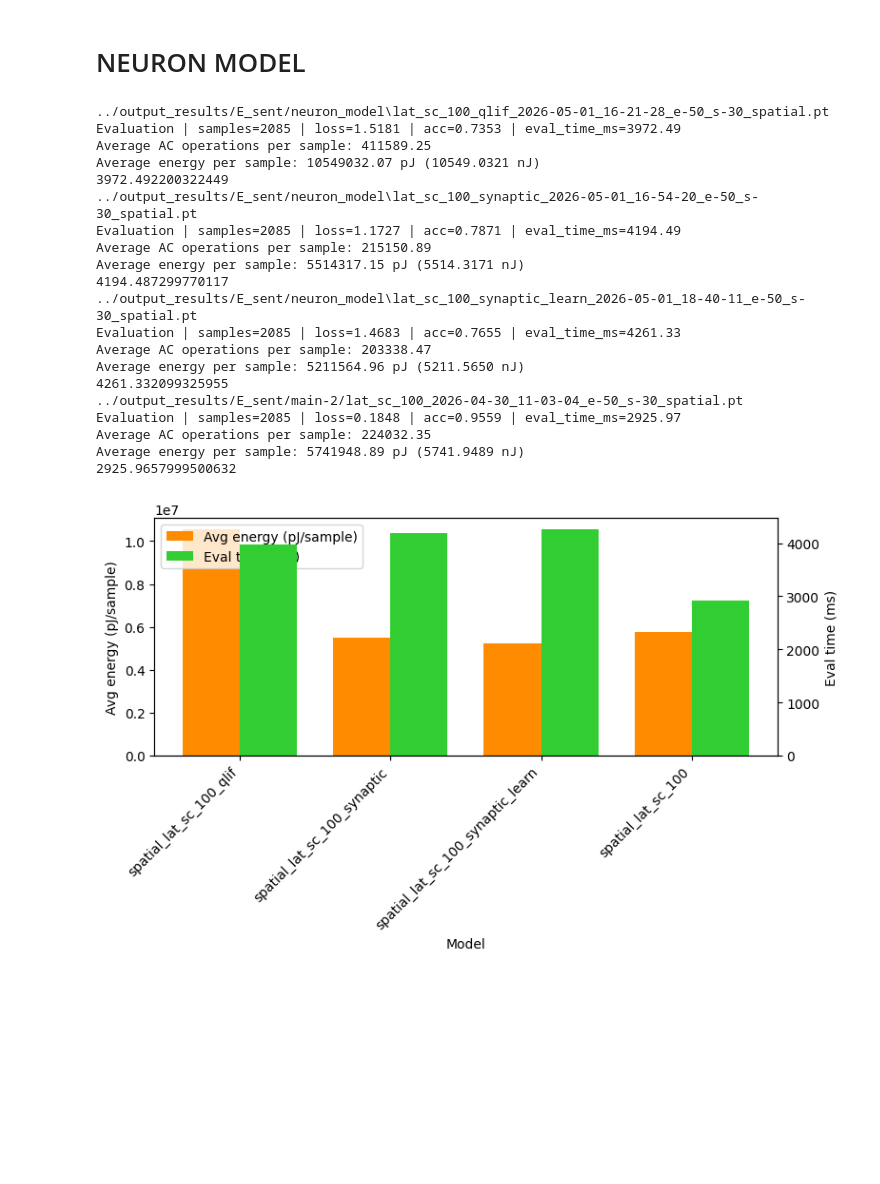
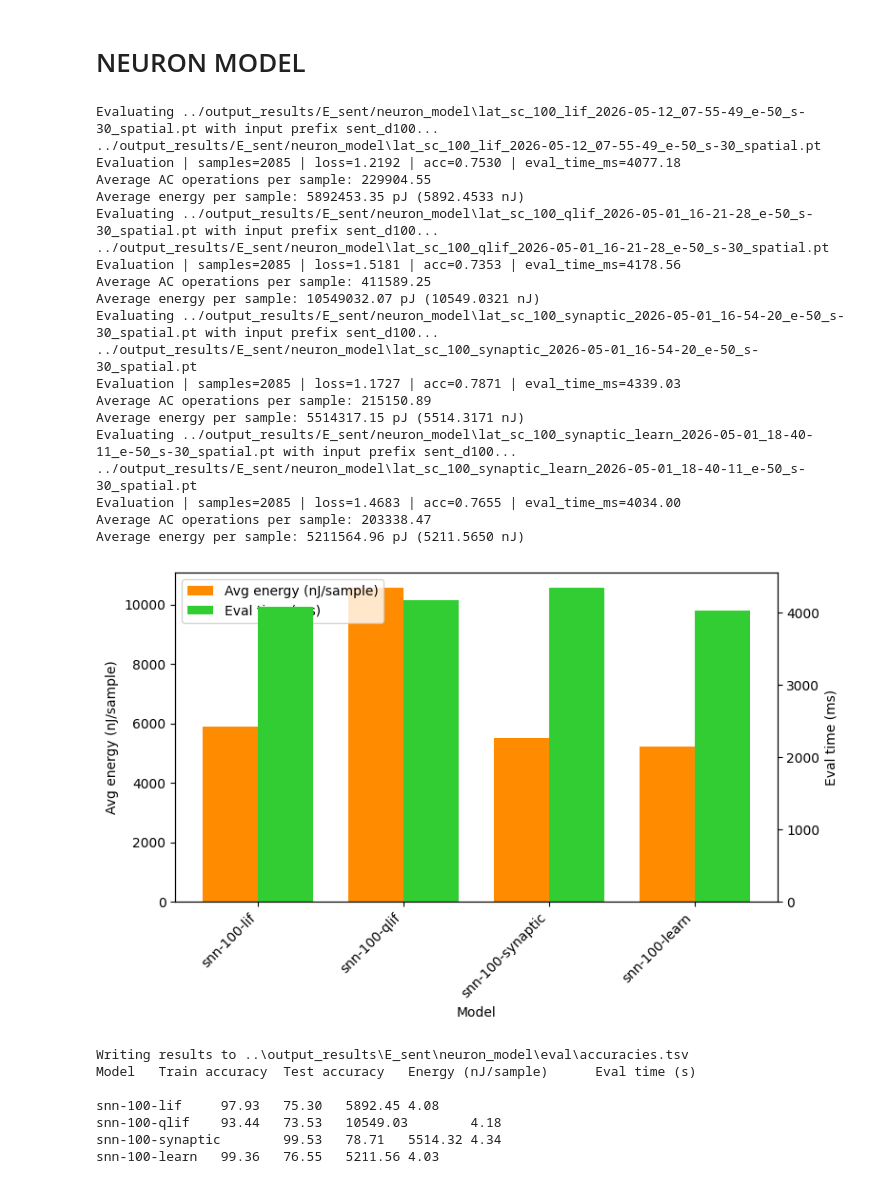
Before and after one commit to Rolands-Laucis/snn4nlp, a Jupyter notebook: experiments/E_sent-main-2-viz.ipynb, the cells around one changed output. Drawn from its saved outputs; the diff is of its cells as text; code cells hidden in the pictures; blank space fills up the shorter version.

```diff
--- a/experiments/E_sent-main-2-viz.ipynb
+++ b/experiments/E_sent-main-2-viz.ipynb
@@ -169,17 +340,25 @@ import numpy as np
 from viz_util import colors
 
 models = sorted(glob('../output_results/E_sent/neuron_model/*.pt'))
-models.append('../output_results/E_sent/main-2/lat_sc_100_2026-04-30_11-03-04_e-50_s-30_spatial.pt') # the LIF 100d model
+# models.append('../output_results/E_sent/main-2/lat_sc_100_2026-04-30_11-03-04_e-50_s-30_spatial.pt') # the LIF 100d model
 
 labels = []
 avg_energy_pj_per_sample = []
 eval_time_ms = []
+last_train_accuracy = []
+eval_accuracy = []
 
 for model_path in models:
     meta_path = Path(model_path).with_suffix('.json')
-    meta = json.loads(meta_path.read_text()).get('training_config', {})
+    with open(meta_path, 'r', encoding='utf-8') as meta_file:
+        model_data = json.load(meta_file)
+
+    meta = model_data.get('training_config', {})
+    input_file_prefix = f"sent_d{meta.get('embedding_dim', 100)}"
+    print(f"Evaluating {model_path} with input prefix {input_file_prefix}...")
     args = Namespace(**(meta | {
         "model_path": model_path,
+        "input_file_prefix": input_file_prefix,
         "diagnose": False,
         # "diagnose": True,
         # "limit": 10,
@@ -193,53 +372,74 @@ for model_path in models:
     args = Namespace(**{k: (int(v) if isinstance(v, str) and v.isdigit() else v) for k, v in vars(args).items()})
     print(model_path)
     results = evaluate_model(args)
-    labels.append('_'.join([meta.get('input_mode'), meta.get('output_file_prefix') or 'poisson_sc']))
-    avg_energy_pj_per_sample.append(results['avg_energy_pj_per_sample'])
+    labels.append('-'.join(['snn-100', (meta.get('output_file_prefix') or 'lif').split('_')[-1]]))
+    avg_energy_pj_per_sample.append(results['avg_energy_pj_per_sample'] / 1000)  # convert pJ to nJ
     eval_time_ms.append(results.get('eval_time_ms', 0))
-    print(results['eval_time_ms'])
+    last_train_accuracy.append(model_data['results']['epoch_train_accuracy'][-1])
+    eval_accuracy.append(results['eval_accuracy'])
 
 positions = np.arange(len(labels))
 width = 0.38
 
 fig, ax1 = plt.subplots(figsize=(max(8, len(labels) * 1.2), 5))
 ax2 = ax1.twinx()
 
-bars_energy = ax1.bar(positions - width/2, avg_energy_pj_per_sample, width, color=colors.energy, label='Avg energy (pJ/sample)')
+bars_energy = ax1.bar(positions - width/2, avg_energy_pj_per_sample, width, color=colors.energy, label='Avg energy (nJ/sample)')
 bars_time = ax2.bar(positions + width/2, eval_time_ms, width, color=colors.time, label='Eval time (ms)')
 
 ax1.set_xlabel('Model')
-ax1.set_ylabel('Avg energy (pJ/sample)')
+ax1.set_ylabel('Avg energy (nJ/sample)')
 ax2.set_ylabel('Eval time (ms)')
 ax1.set_xticks(positions)
 ax1.set_xticklabels(labels, rotation=45, ha='right')
 ax1.tick_params(axis='y')
 ax2.tick_params(axis='y')
 
 h1, l1 = ax1.get_legend_handles_labels()
 h2, l2 = ax2.get_legend_handles_labels()
 ax1.legend(h1 + h2, l1 + l2, loc='upper left')
 
 plt.tight_layout()
 plt.show()
+
+out_dir = Path(models[0]).parent / 'eval'
+out_dir.mkdir(exist_ok=True)
+out_file_path = out_dir / 'accuracies.tsv'
+print(f'Writing results to {out_file_path}')
+with open(out_file_path, 'w', encoding='utf-8') as summary_file:
+    summary_file.write('Model\tTrain accuracy\tTest accuracy\tEnergy (nJ/sample)\tEval time (s)\n')
+    for label, energy_value, time_value, train_acc, test_acc in zip(labels, avg_energy_pj_per_sample, eval_time_ms, last_train_accuracy, eval_accuracy):
+        summary_file.write(f'{label}\t{train_acc * 100:.2f}\t{test_acc * 100:.2f}\t{energy_value:.2f}\t{time_value/1000:.2f}\n')
+
+print('Model\tTrain accuracy\tTest accuracy\tEnergy (nJ/sample)\tEval time (s)\t\n')
+for label, energy_value, time_value, train_acc, test_acc in zip(labels, avg_energy_pj_per_sample, eval_time_ms, last_train_accuracy, eval_accuracy):
+    print(f'{label}\t{train_acc * 100:.2f}\t{test_acc * 100:.2f}\t{energy_value:.2f}\t{time_value/1000:.2f}')
 # %% [output]
+Evaluating ../output_results/E_sent/neuron_model\lat_sc_100_lif_2026-05-12_07-55-49_e-50_s-30_spatial.pt with input prefix sent_d100...
+../output_results/E_sent/neuron_model\lat_sc_100_lif_2026-05-12_07-55-49_e-50_s-30_spatial.pt
+Evaluation | samples=2085 | loss=1.2192 | acc=0.7530 | eval_time_ms=4077.18
+Average AC operations per sample: 229904.55
+Average energy per sample: 5892453.35 pJ (5892.4533 nJ)
+Evaluating ../output_results/E_sent/neuron_model\lat_sc_100_qlif_2026-05-01_16-21-28_e-50_s-30_spatial.pt with input prefix sent_d100...
 ../output_results/E_sent/neuron_model\lat_sc_100_qlif_2026-05-01_16-21-28_e-50_s-30_spatial.pt
-Evaluation | samples=2085 | loss=1.5181 | acc=0.7353 | eval_time_ms=3972.49
+Evaluation | samples=2085 | loss=1.5181 | acc=0.7353 | eval_time_ms=4178.56
 Average AC operations per sample: 411589.25
 Average energy per sample: 10549032.07 pJ (10549.0321 nJ)
-3972.492200322449
+Evaluating ../output_results/E_sent/neuron_model\lat_sc_100_synaptic_2026-05-01_16-54-20_e-50_s-30_spatial.pt with input prefix sent_d100...
 ../output_results/E_sent/neuron_model\lat_sc_100_synaptic_2026-05-01_16-54-20_e-50_s-30_spatial.pt
-Evaluation | samples=2085 | loss=1.1727 | acc=0.7871 | eval_time_ms=4194.49
+Evaluation | samples=2085 | loss=1.1727 | acc=0.7871 | eval_time_ms=4339.03
 Average AC operations per sample: 215150.89
 Average energy per sample: 5514317.15 pJ (5514.3171 nJ)
-4194.487299770117
+Evaluating ../output_results/E_sent/neuron_model\lat_sc_100_synaptic_learn_2026-05-01_18-40-11_e-50_s-30_spatial.pt with input prefix sent_d100...
 ../output_results/E_sent/neuron_model\lat_sc_100_synaptic_learn_2026-05-01_18-40-11_e-50_s-30_spatial.pt
-Evaluation | samples=2085 | loss=1.4683 | acc=0.7655 | eval_time_ms=4261.33
+Evaluation | samples=2085 | loss=1.4683 | acc=0.7655 | eval_time_ms=4034.00
 Average AC operations per sample: 203338.47
 Average energy per sample: 5211564.96 pJ (5211.5650 nJ)
-4261.332099325955
-../output_results/E_sent/main-2/lat_sc_100_2026-04-30_11-03-04_e-50_s-30_spatial.pt
-Evaluation | samples=2085 | loss=0.1848 | acc=0.9559 | eval_time_ms=2925.97
-Average AC operations per sample: 224032.35
-Average energy per sample: 5741948.89 pJ (5741.9489 nJ)
-2925.9657999500632
-[figure, old version]
+[figure, new version]
+Writing results to ..\output_results\E_sent\neuron_model\eval\accuracies.tsv
+Model   Train accuracy  Test accuracy   Energy (nJ/sample)      Eval time (s)
+
+snn-100-lif     97.93   75.30   5892.45 4.08
+snn-100-qlif    93.44   73.53   10549.03        4.18
+snn-100-synaptic        99.53   78.71   5514.32 4.34
+snn-100-learn   99.36   76.55   5211.56 4.03
```
Also changed, not shown: parts of 4 cells of this notebook, 1 other file.
